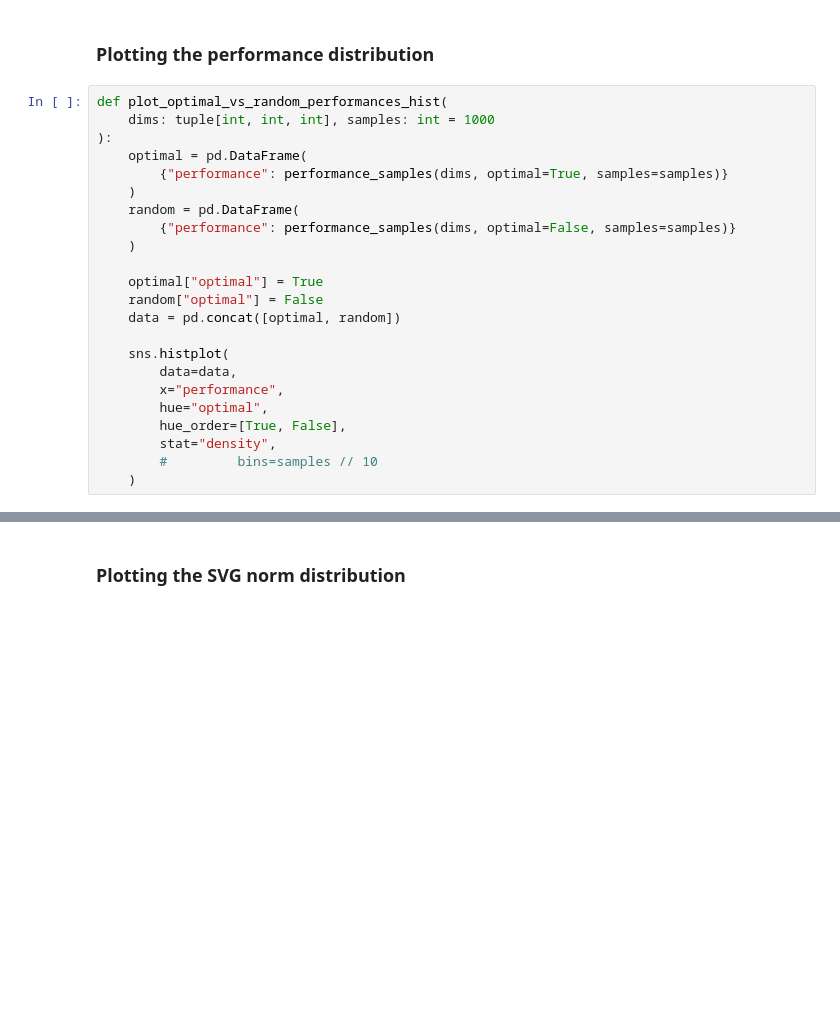
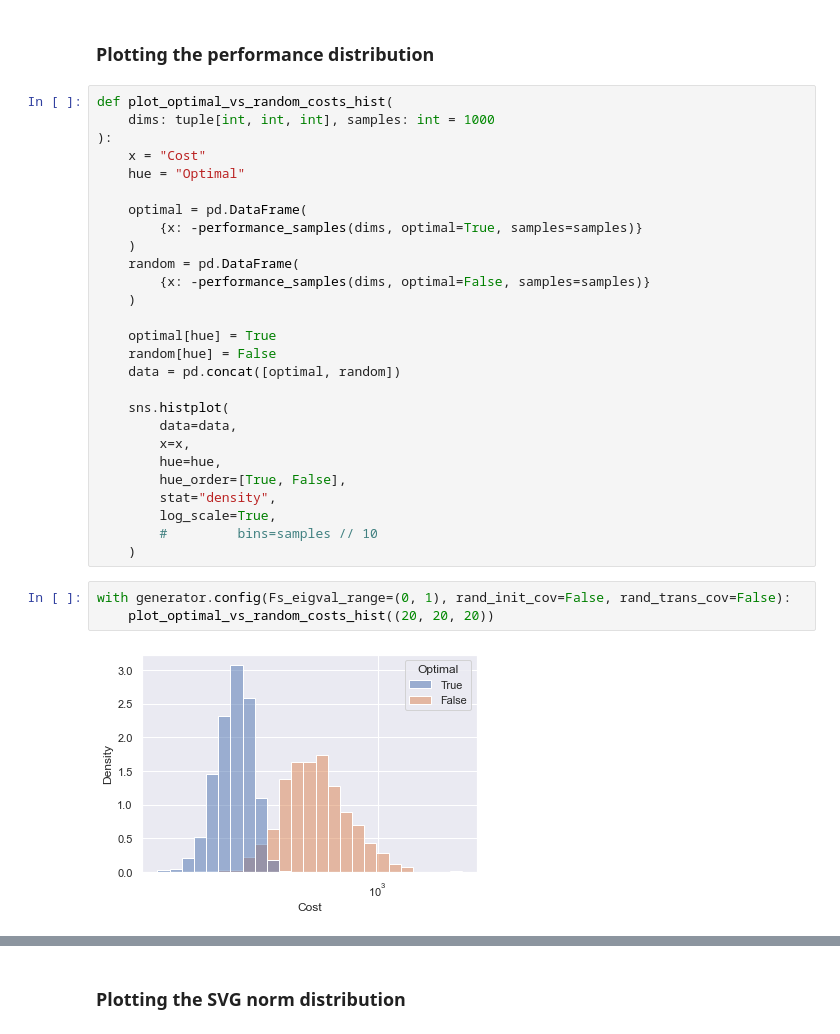
Before and after one commit to 0xangelo/LQSVG, a Jupyter notebook: experiments/perf_and_grad.ipynb, the cells around one changed output, grey strips where cells are left out. Drawn from its saved outputs; the diff is of its cells as text; blank space fills up the shorter version.

```diff
--- a/experiments/perf_and_grad.ipynb
+++ b/experiments/perf_and_grad.ipynb
@@ -416,26 +432,35 @@ def svg_norm_samples(
 # %% [markdown]
 ### Plotting the performance distribution
 # %%
-def plot_optimal_vs_random_performances_hist(
+def plot_optimal_vs_random_costs_hist(
     dims: tuple[int, int, int], samples: int = 1000
 ):
+    x = "Cost"
+    hue = "Optimal"
+
     optimal = pd.DataFrame(
-        {"performance": performance_samples(dims, optimal=True, samples=samples)}
+        {x: -performance_samples(dims, optimal=True, samples=samples)}
     )
     random = pd.DataFrame(
-        {"performance": performance_samples(dims, optimal=False, samples=samples)}
+        {x: -performance_samples(dims, optimal=False, samples=samples)}
     )
 
-    optimal["optimal"] = True
-    random["optimal"] = False
+    optimal[hue] = True
+    random[hue] = False
     data = pd.concat([optimal, random])
 
     sns.histplot(
         data=data,
-        x="performance",
-        hue="optimal",
+        x=x,
+        hue=hue,
         hue_order=[True, False],
         stat="density",
+        log_scale=True,
         #         bins=samples // 10
     )
+# %%
+with generator.config(Fs_eigval_range=(0, 1), rand_init_cov=False, rand_trans_cov=False):
+    plot_optimal_vs_random_costs_hist((20, 20, 20))
+# %% [output]
+[figure, added]
 # %%
```
Also changed, not shown: parts of 20 cells of this notebook, 1 other file.
